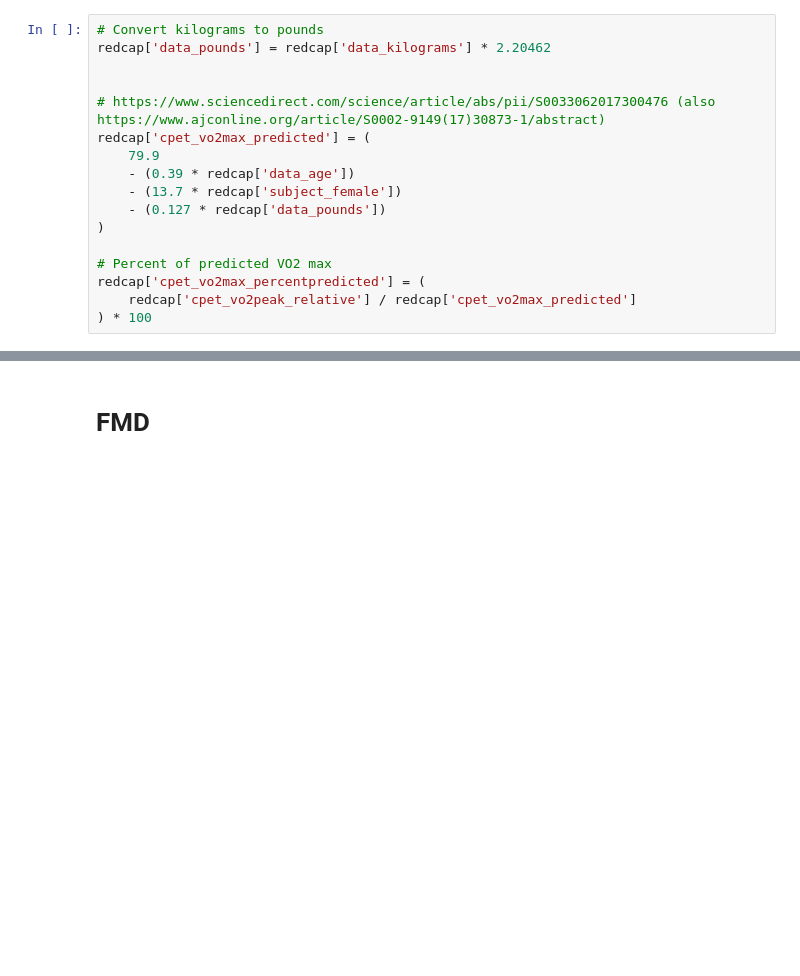
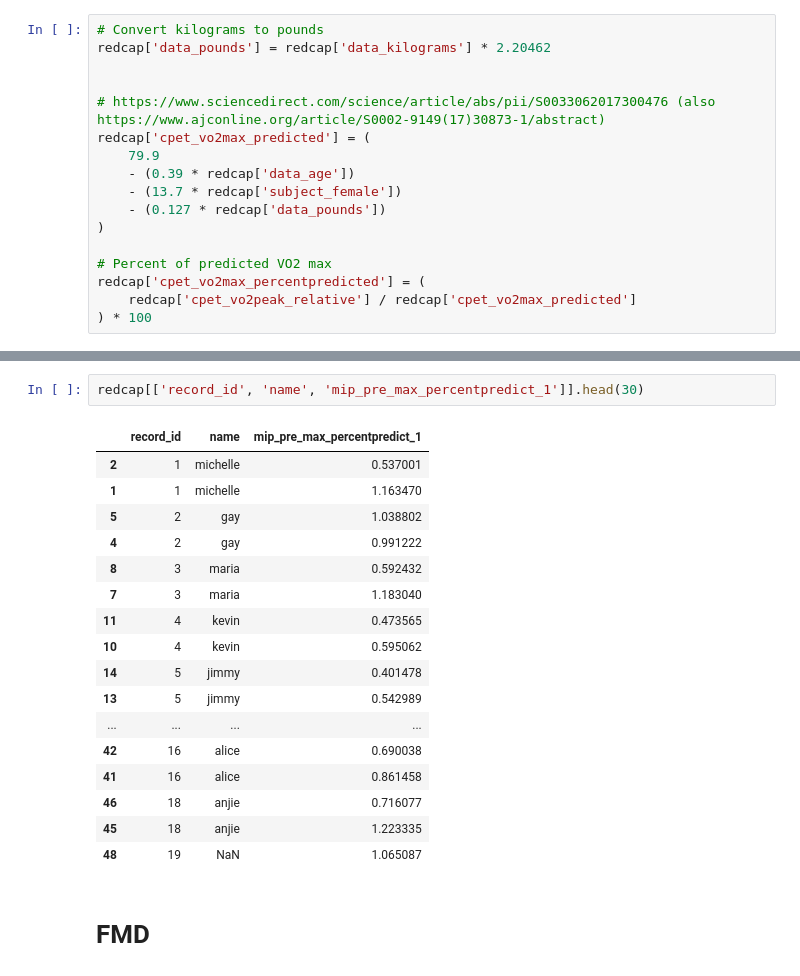
Before and after one commit to orthopedics20/longcovid, a Jupyter notebook: data-cleaning.ipynb, the cells around one changed output, grey strips where cells are left out. Drawn from its saved outputs; the diff is of its cells as text; blank space fills up the shorter version.

```diff
--- a/data-cleaning.ipynb
+++ b/data-cleaning.ipynb
@@ -302,3 +302,23 @@ redcap[['record_id', 'name', 'cpet_vo2peak_relative', 'cpet_vo2max_predicted', '
+# %%
+redcap[['record_id', 'name', 'mip_pre_max_percentpredict_1']].head(30)
+# %% [output]
+|  | record_id | name | mip_pre_max_percentpredict_1 |
+| 2 | 1 | michelle | 0.537001 |
+| 1 | 1 | michelle | 1.163470 |
+| 5 | 2 | gay | 1.038802 |
+| 4 | 2 | gay | 0.991222 |
+| 8 | 3 | maria | 0.592432 |
+| 7 | 3 | maria | 1.183040 |
+| 11 | 4 | kevin | 0.473565 |
+| 10 | 4 | kevin | 0.595062 |
+| 14 | 5 | jimmy | 0.401478 |
+| 13 | 5 | jimmy | 0.542989 |
+| ... | ... | ... | ... |
+| 42 | 16 | alice | 0.690038 |
+| 41 | 16 | alice | 0.861458 |
+| 46 | 18 | anjie | 0.716077 |
+| 45 | 18 | anjie | 1.223335 |
+| 48 | 19 | NaN | 1.065087 |
 # %% [markdown]
 # FMD
 # %%
```
Also changed, not shown: parts of 11 cells of this notebook, 11 other files.
